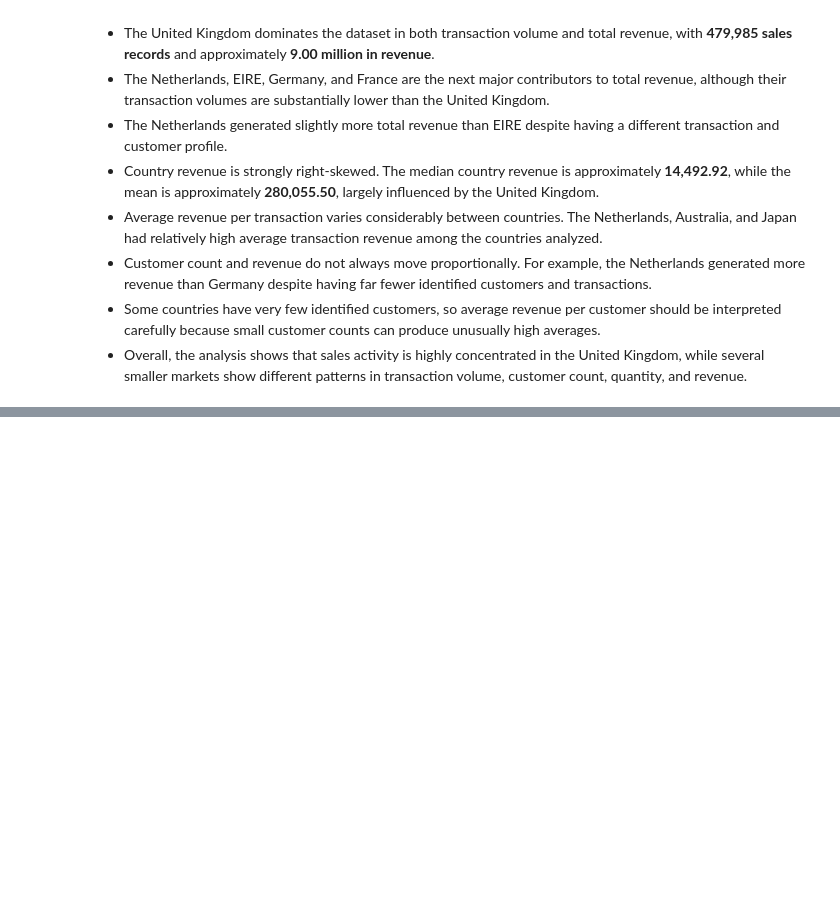
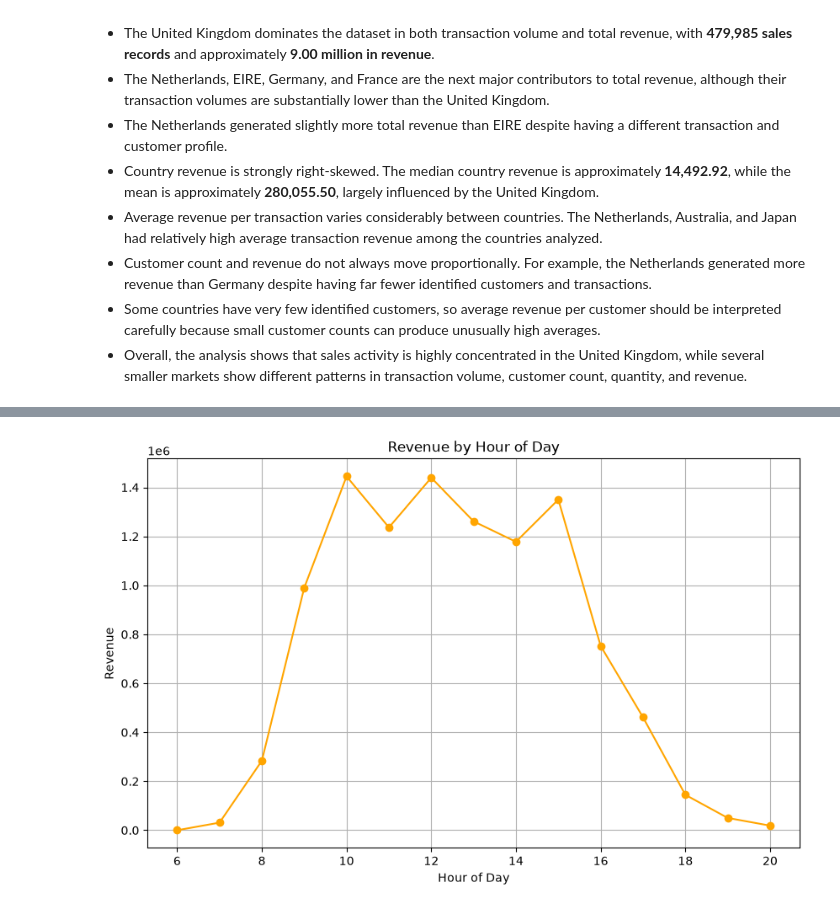
Before and after one commit to vikasa-y/Online-Retail-Sales-Analysis, a Jupyter notebook: Notebooks/Online_Retail_Eda.ipynb, the cells around one changed output, grey strips where cells are left out. Saved outputs shown, nothing was run; the diff lists cells and outputs as text; code cells hidden in the pictures; blank space fills up the shorter version.

```diff
--- a/Notebooks/Online_Retail_Eda.ipynb
+++ b/Notebooks/Online_Retail_Eda.ipynb
@@ -2057,0 +2145,4 @@ plt.show()
+# %%
+hourly_revenue = (sales_df.groupby("Hour")["Revenue"].sum())
+
+hourly_revenue
@@ -2057,0 +2229,14 @@ plt.show()
+# %%
+plt.figure(figsize=(10,6))
+
+plt.plot(hourly_revenue.index,hourly_revenue.values,color='orange',marker="o")
+
+plt.xlabel("Hour of Day")
+plt.ylabel("Revenue")
+plt.title("Revenue by Hour of Day")
+plt.grid()
+
+plt.savefig(f"{filepath}/Revenue by Hour of Day.png", bbox_inches="tight", dpi=300)
+plt.show()
+# %% [output]
+[figure, added]
```
Also changed, not shown: parts of 14 cells of this notebook.
